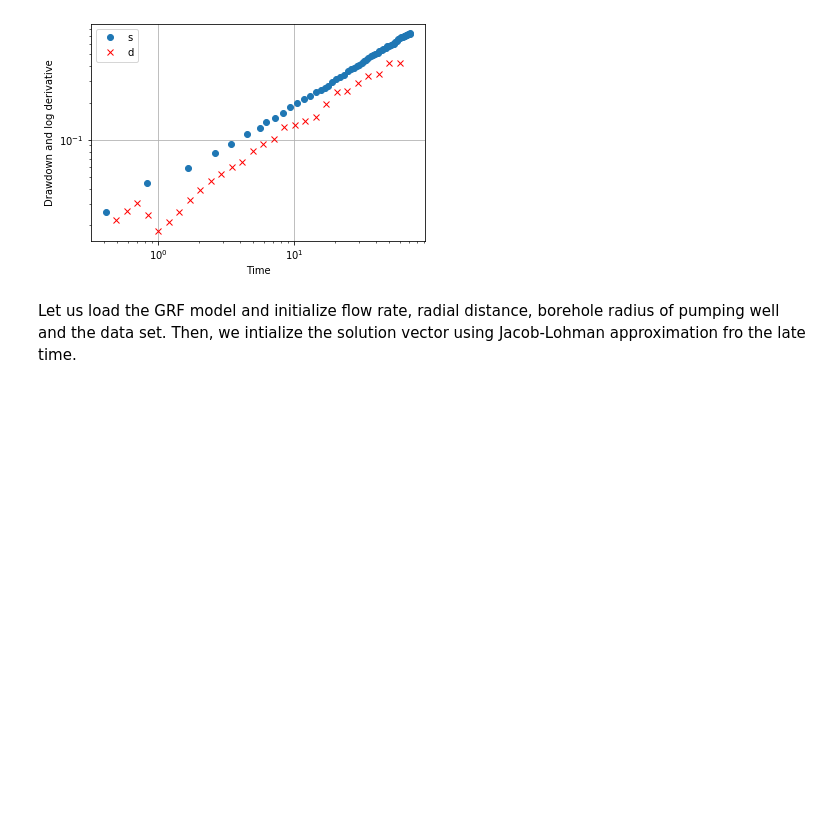
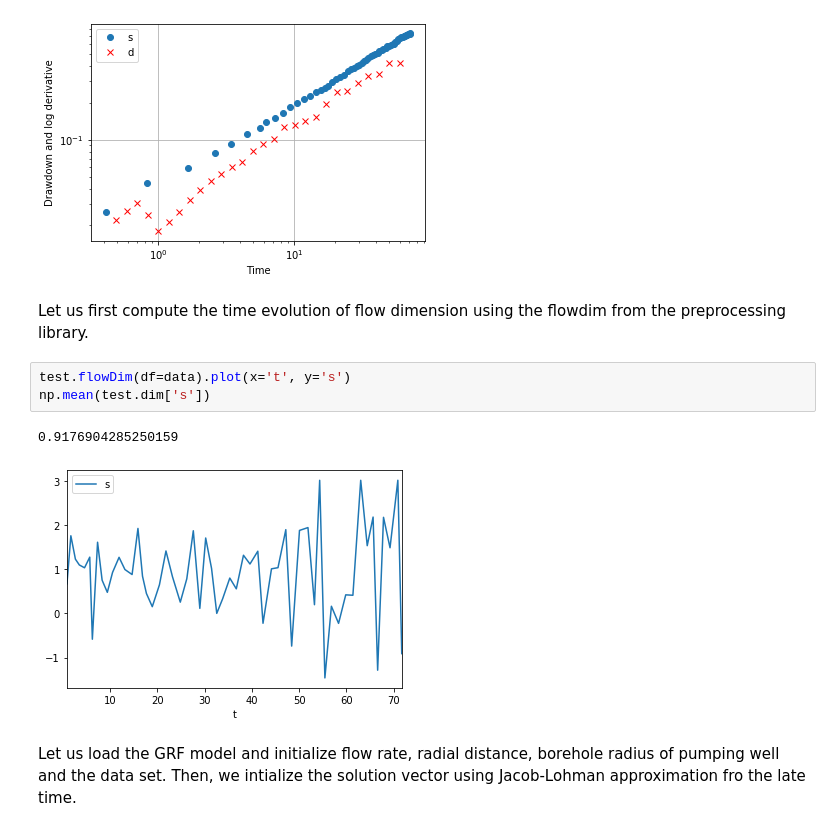
Before and after one commit to UniNE-CHYN/openhytest, a Jupyter notebook: notebooks/Demo_GRF_Barker.ipynb, the cells around one changed output. Cells and saved outputs as stored; diff of their text form; blank space fills up the shorter version.

```diff
--- a/notebooks/Demo_GRF_Barker.ipynb
+++ b/notebooks/Demo_GRF_Barker.ipynb
@@ -45,6 +46,14 @@ test = ht.preprocessing(df=data)
 test.diagnostic()
 # %% [output]
 [figure]
+# %% [markdown]
+Let us first compute the time evolution of flow dimension using the flowdim from the preprocessing library.
+# %%
+test.flowDim(df=data).plot(x='t', y='s')
+np.mean(test.dim['s'])
+# %% [output]
+0.9176904285250159
+[figure, added]
 # %% [markdown]
 Let us load the GRF model and initialize flow rate, radial distance, borehole radius of pumping well and the data set. Then, we intialize the solution vector using Jacob-Lohman approximation fro the late time.
 # %%
```
Also changed, not shown: parts of 3 cells of this notebook, 10 other files.
